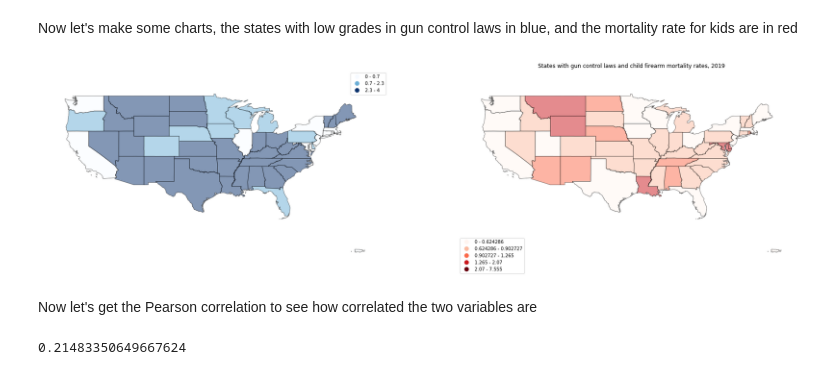
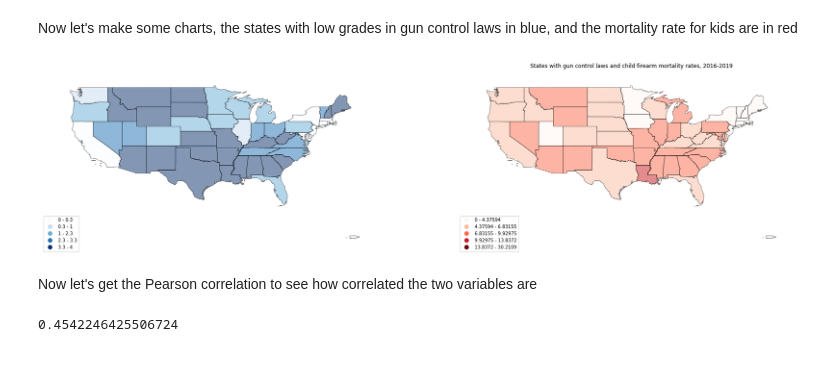
Before and after one commit to ryanamundson1/gcolab, a Jupyter notebook: bivariate_cloropleth.ipynb, the cells around one changed output. Saved outputs shown, nothing was run; the diff lists cells and outputs as text; code cells hidden in the pictures.

```diff
--- a/bivariate_cloropleth.ipynb
+++ b/bivariate_cloropleth.ipynb
@@ -33,11 +33,12 @@ country.head()
 # %% [markdown]
 Now we can load data into dataframes to join against the state data. I'm using mortality rates from CDC's wonder site: https://wonder.cdc.gov/cmf-ICD10.html
 # %%
-mortality = pandas.read_csv("https://raw.githubusercontent.com/ryanamundson1/gcolab/master/data/gc/state_mortality.txt", sep='\t')
-firearmdf = mortality[mortality['Cause of death'].str.contains("discharge")==True]
+mortality = pandas.read_csv("https://raw.githubusercontent.com/ryanamundson1/gcolab/master/data/gc/firearm_mort_2017-2019.txt", sep='\t')
+#firearmdf = mortality[mortality['Cause of death'].str.contains("discharge")==True]
 firearmdf['Rate'] = firearmdf['Crude Rate'].str.extract('(\d+[.]\d+)').astype(float)
 
 #Get the mean mortality for each state
-staterate = firearmdf.groupby("State").mean().reset_index()
+staterate = firearmdf.groupby("State").agg({'Deaths':'sum', 'Rate':'mean','Population':'mean'}).reset_index()
+staterate["crude_rate_100k"] =  (staterate["Deaths"] / staterate["Population"]) * 100000
 staterate.head()
 # %% [output]
@@ -89,29 +85,29 @@ Now let's make some charts, the states with low grades in gun control laws in bl
 # %%
 import matplotlib.pyplot as plt
 
 #f, ax = plt.subplots(1)
 fig = plt.figure(figsize=(30,20))
 ax1 = plt.subplot(121)
 ax2 = plt.subplot(122)
 
 plot1 = geoplot.choropleth(
     mergedNoAH, alpha=0.5, hue=mergedNoAH['number_grade_inv'],
-    cmap='Blues', figsize=(30, 20), legend=True, ax=ax1
+    cmap='Blues',  scheme='FisherJenks', figsize=(30, 20), legend=True, ax=ax1
 )
 plot2 = geoplot.choropleth(
-    mergedNoAH, alpha=0.5, hue=mergedNoAH['Rate'],
-    cmap='Reds', figsize=(30, 20), legend=True, scheme='fisher_jenks', ax=ax2
+    mergedNoAH, alpha=0.5, hue=mergedNoAH['crude_rate_100k'],
+    cmap='Reds', figsize=(30, 20), legend=True, scheme='FisherJenks', ax=ax2
 )
 #plt.show()
 
-plt.title("States with gun control laws and child firearm mortality rates, 2019")
+plt.title("States with gun control laws and child firearm mortality rates, 2016-2019")
 
 plt.savefig("gc-laws-and-gun-mortality.png", bbox_inches='tight', pad_inches=0.1)
 # %% [output]
-[figure, old version]
+[figure, new version]
 # %% [markdown]
 Now let's get the Pearson correlation to see how correlated the two variables are
 # %%
-merged['number_grade_inv'].corr(merged['Rate'])
+merged['number_grade_inv'].corr(merged['crude_rate_100k'])
 # %% [output]
-0.21483350649667624
+0.4542246425506724
```
Also changed, not shown: parts of 3 cells of this notebook.
